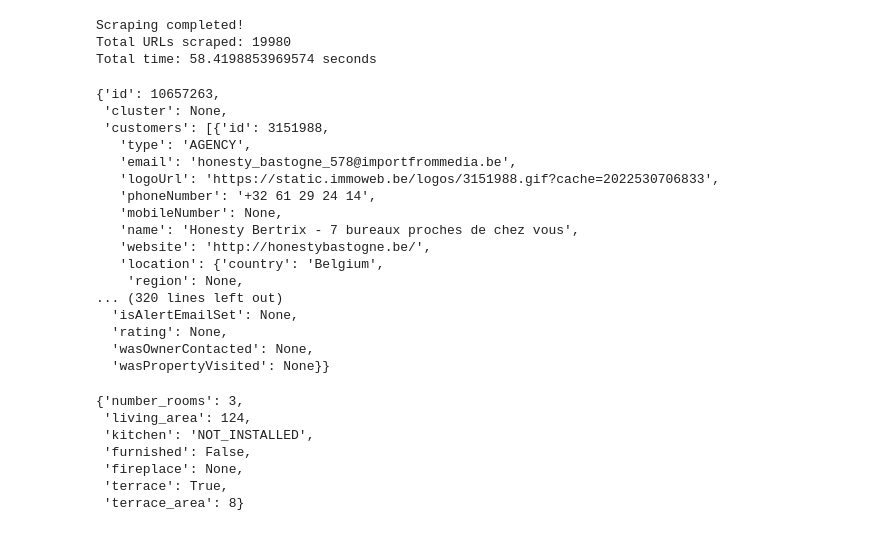
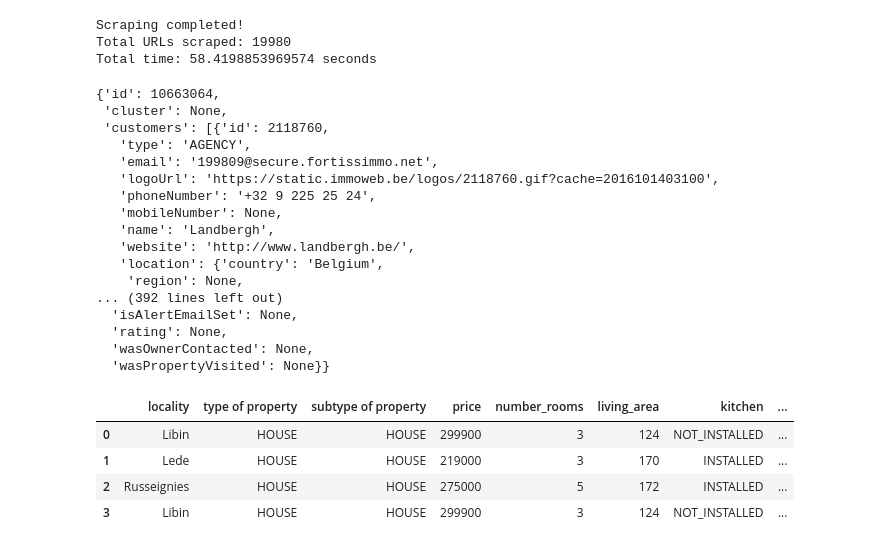
Before and after one commit to nikolaaswillaert/ImmoEliza, a Jupyter notebook: ImmoElizaModules.ipynb, the cells around one changed output. Saved outputs shown, nothing was run; the diff lists cells and outputs as text; code cells hidden in the pictures.

Commit message:
added logic + finished data collect

```diff
--- a/ImmoElizaModules.ipynb
+++ b/ImmoElizaModules.ipynb
@@ -82,7 +82,7 @@ import json
 
 #https://www.immoweb.be/en/classified/house/for-sale/libin/6890/10657263
 
-url = "https://www.immoweb.be/en/classified/house/for-sale/libin/6890/10657263"
+url = "https://www.immoweb.be/en/classified/apartment/for-sale/deinze/9800/10663064"
 house_page = requests.get(url)
 house_page = soup(house_page.text, 'html.parser')
 
@@ -93,21 +93,20 @@ script = re.findall(regex, script)
 
 script = json.loads(script[0])
 #print(script['property']['location']['locality'])
-script
 # %% [output]
-{'id': 10657263,
+{'id': 10663064,
  'cluster': None,
- 'customers': [{'id': 3151988,
+ 'customers': [{'id': 2118760,
    'type': 'AGENCY',
-   'email': 'honesty_bastogne_578@importfrommedia.be',
-   'logoUrl': 'https://static.immoweb.be/logos/3151988.gif?cache=2022530706833',
-   'phoneNumber': '+32 61 29 24 14',
+   'email': '199809@secure.fortissimmo.net',
+   'logoUrl': 'https://static.immoweb.be/logos/2118760.gif?cache=2016101403100',
+   'phoneNumber': '+32 9 225 25 24',
    'mobileNumber': None,
-   'name': 'Honesty Bertrix - 7 bureaux proches de chez vous',
-   'website': 'http://honestybastogne.be/',
+   'name': 'Landbergh',
+   'website': 'http://www.landbergh.be/',
    'location': {'country': 'Belgium',
     'region': None,
-... (320 lines left out)
+... (392 lines left out)
   'isAlertEmailSet': None,
   'rating': None,
   'wasOwnerContacted': None,
@@ -133,10 +113,0 @@ final_dictionary['terrace_area'] = script['property']['terraceSurface']
-# %%
-final_dictionary
-# %% [output]
-{'number_rooms': 3,
- 'living_area': 124,
- 'kitchen': 'NOT_INSTALLED',
- 'furnished': False,
- 'fireplace': None,
- 'terrace': True,
- 'terrace_area': 8}
@@ -142,0 +168,23 @@ final_dictionary
+# %%
+import requests
+from bs4 import BeautifulSoup as soup
+import re
+import json
+from concurrent.futures import ThreadPoolExecutor,ProcessPoolExecutor, as_completed
+import time
+import pandas as pd
+
+houses_links = ["https://www.immoweb.be/en/classified/house/for-sale/libin/6890/10657263", "https://www.immoweb.be/en/classified/house/for-sale/lede/9340/10660142", "https://www.immoweb.be/en/classified/house/for-sale/russeignies/7750/10660333", "https://www.immoweb.be/en/classified/house/for-sale/libin/6890/10657263"]
+
+with ThreadPoolExecutor(max_workers=10) as executor:
+    futures = [executor.submit(scrape_house, url) for url in houses_links]
+    results =  [item.result() for item in futures]
+    df = pd.DataFrame(results)
+# %%
+df
+# %% [output]
+|  | locality | type of property | subtype of property | price | number_rooms | living_area | kitchen | ... |
+| 0 | Libin | HOUSE | HOUSE | 299900 | 3 | 124 | NOT_INSTALLED | ... |
+| 1 | Lede | HOUSE | HOUSE | 219000 | 3 | 170 | INSTALLED | ... |
+| 2 | Russeignies | HOUSE | HOUSE | 275000 | 5 | 172 | INSTALLED | ... |
+| 3 | Libin | HOUSE | HOUSE | 299900 | 3 | 124 | NOT_INSTALLED | ... |
```
Also changed, not shown: parts of 2 cells of this notebook.
